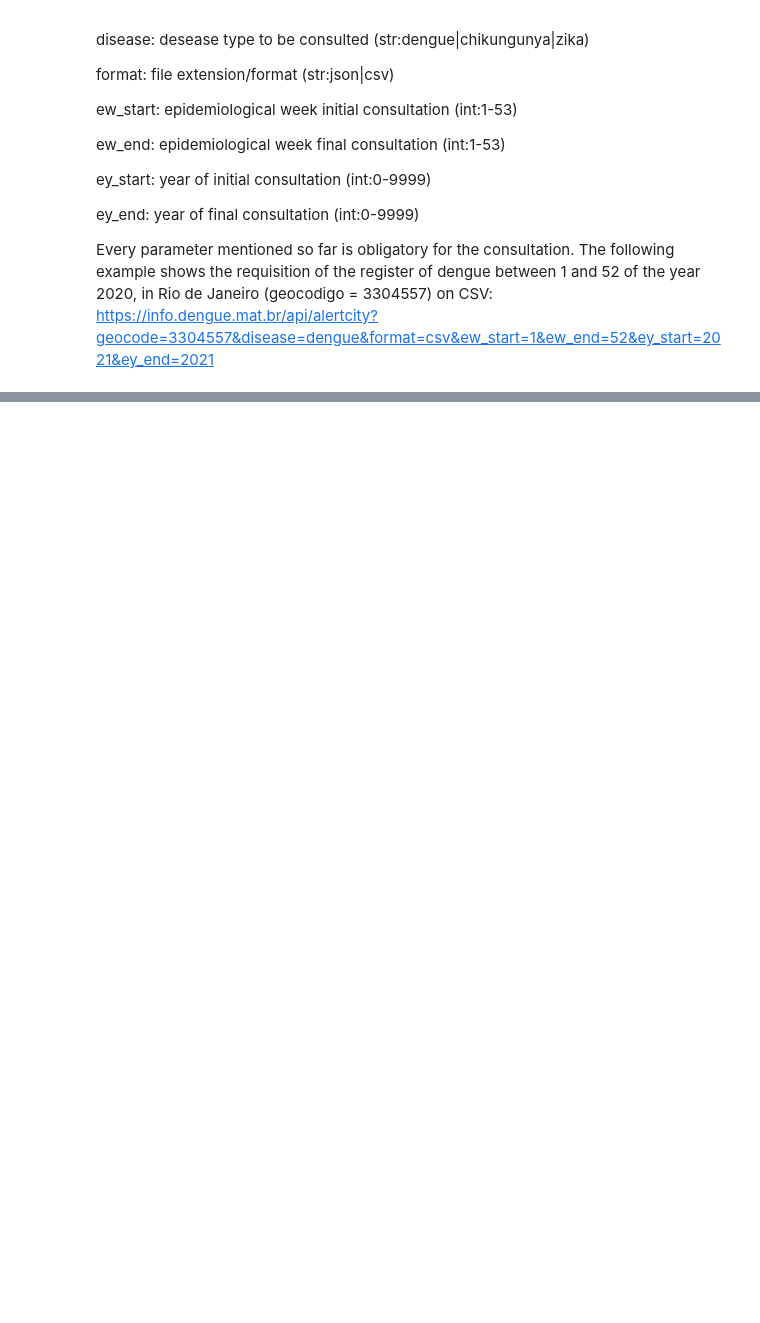
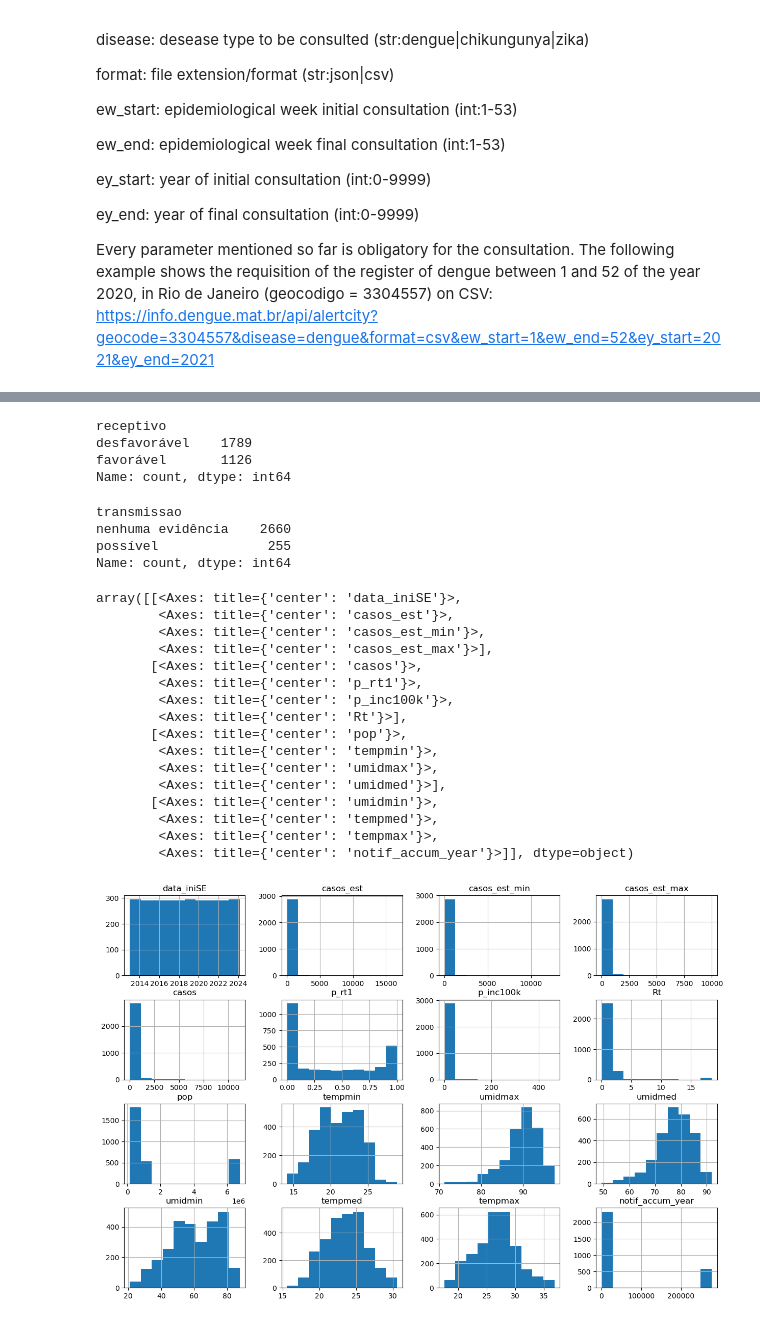
Before and after one commit to al00pes/dengue_riodejaneiro, a Jupyter notebook: dengue_dataset.ipynb, the cells around one changed output, grey strips where cells are left out. Saved outputs shown, nothing was run; the diff lists cells and outputs as text; code cells hidden in the pictures; blank space fills up the shorter version.

```diff
--- a/dengue_dataset.ipynb
+++ b/dengue_dataset.ipynb
@@ -464,0 +401,8 @@ array([ 0.,  1.,  3.,  2.,  6.,  5.,  8.,  4.,  7., 22., 23., 10., 14.,
+# %%
+#Transformando o tipo da coluna em date
+
+df_dados_01['data_iniSE'] = pd.to_datetime(df_dados_01['data_iniSE'])
+
+#exibindo as info
+
+df_dados_01.info()
@@ -464,0 +543,64 @@ array([ 0.,  1.,  3.,  2.,  6.,  5.,  8.,  4.,  7., 22., 23., 10., 14.,
+# %%
+#Verificando a distruição de algumas colunas especificas
+
+df_dados_01['receptivo'] = df_dados_01['receptivo'].replace(0,'desfavorável')
+
+df_dados_01['receptivo'] = df_dados_01['receptivo'].replace(1,'favorável')
+
+df_dados_01['receptivo'] = df_dados_01['receptivo'].replace(2,'favorável nesta semana e na semana passada')
+
+df_dados_01['receptivo'] = df_dados_01['receptivo'].replace(3,'favorável durante pelo menos três semanas')
+
+#Validando a modificação
+df_dados_01['receptivo'].value_counts()
+# %% [output]
+receptivo
+desfavorável    1789
+favorável       1126
+Name: count, dtype: int64
+# %%
+#Verificando a distruição de algumas colunas especificas
+
+df_dados_01['transmissao'] = df_dados_01['transmissao'].replace(0,'nenhuma evidência')
+
+df_dados_01['transmissao'] = df_dados_01['transmissao'].replace(1,'possível')
+
+df_dados_01['transmissao'] = df_dados_01['transmissao'].replace(2,'provável')
+
+df_dados_01['transmissao'] = df_dados_01['transmissao'].replace(3,'altamente provável')
+
+df_dados_01['transmissao'].value_counts()
+# %% [output]
+transmissao
+nenhuma evidência    2660
+possível              255
+Name: count, dtype: int64
+# %%
+#Verificando a distruição de algumas colunas especificas
+
+df_dados_01['nivel_inc'] = df_dados_01['nivel_inc'].replace(0,'Incidência estimada abaixo do limiar pré-epidêmico')
+
+df_dados_01['nivel_inc'] = df_dados_01['nivel_inc'].replace(1,'acima do limiar pré-epidêmico, mas abaixo do limiar epidêmico')
+
+df_dados_01['nivel_inc'] = df_dados_01['nivel_inc'].replace(2,'acima do limiar epidêmico')
+# %%
+#Exibindo um histograma
+df_dados_01.hist(figsize = (15,10))
+# %% [output]
+array([[<Axes: title={'center': 'data_iniSE'}>,
+        <Axes: title={'center': 'casos_est'}>,
+        <Axes: title={'center': 'casos_est_min'}>,
+        <Axes: title={'center': 'casos_est_max'}>],
+       [<Axes: title={'center': 'casos'}>,
+        <Axes: title={'center': 'p_rt1'}>,
+        <Axes: title={'center': 'p_inc100k'}>,
+        <Axes: title={'center': 'Rt'}>],
+       [<Axes: title={'center': 'pop'}>,
+        <Axes: title={'center': 'tempmin'}>,
+        <Axes: title={'center': 'umidmax'}>,
+        <Axes: title={'center': 'umidmed'}>],
+       [<Axes: title={'center': 'umidmin'}>,
+        <Axes: title={'center': 'tempmed'}>,
+        <Axes: title={'center': 'tempmax'}>,
+        <Axes: title={'center': 'notif_accum_year'}>]], dtype=object)
+[figure, added]
```
Also changed, not shown: parts of 33 cells of this notebook.
